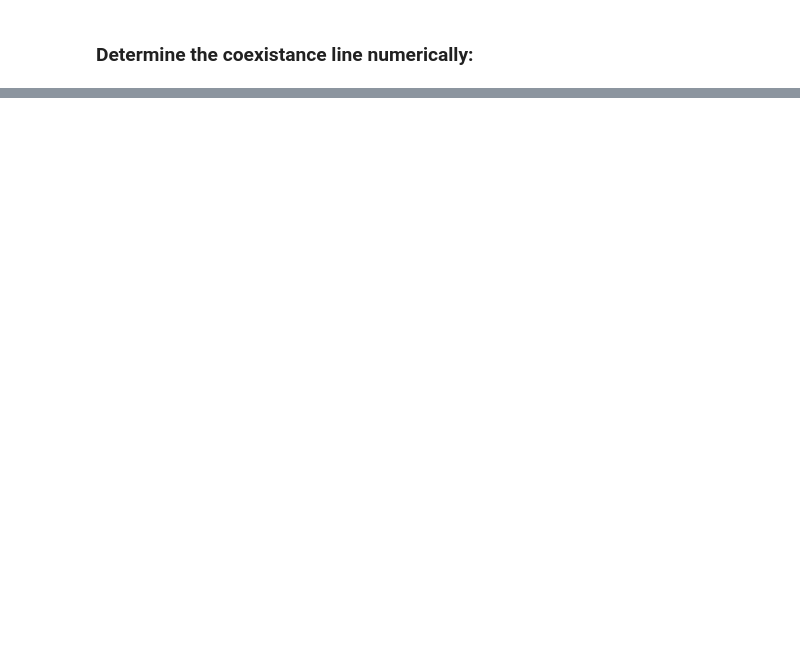
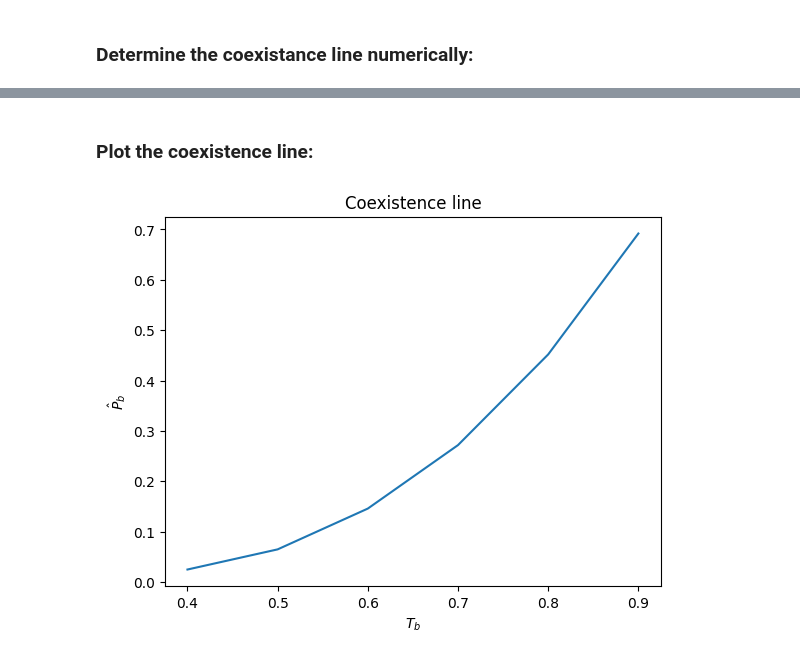
Before and after one commit to LassePladsen/FYS2160, a Jupyter notebook: Lab/Lab 2/numerical_work.ipynb, the cells around one changed output, grey strips where cells are left out. Saved outputs shown, nothing was run; the diff lists cells and outputs as text; code cells hidden in the pictures; blank space fills up the shorter version.

```diff
--- a/Lab/Lab 2/numerical_work.ipynb
+++ b/Lab/Lab 2/numerical_work.ipynb
@@ -130,0 +142,13 @@ plt.tight_layout()
+# %% [markdown]
+### Plot the coexistence line:
+# %%
+P = [0.025, 0.065, 0.146, 0.272, 0.452, 0.692]
+T = np.arange(0.4, 1, 0.1)
+# dV = [37.3, 16.4, 7.23, 3.54, 1.62, 0.4]
+
+plt.plot(T, P)
+plt.ylabel("$\hat{P}_b$")
+plt.xlabel("$T_b$")
+plt.title("Coexistence line");
+# %% [output]
+[figure, added]
```
Also changed, not shown: parts of 5 cells of this notebook, 1 other file.
